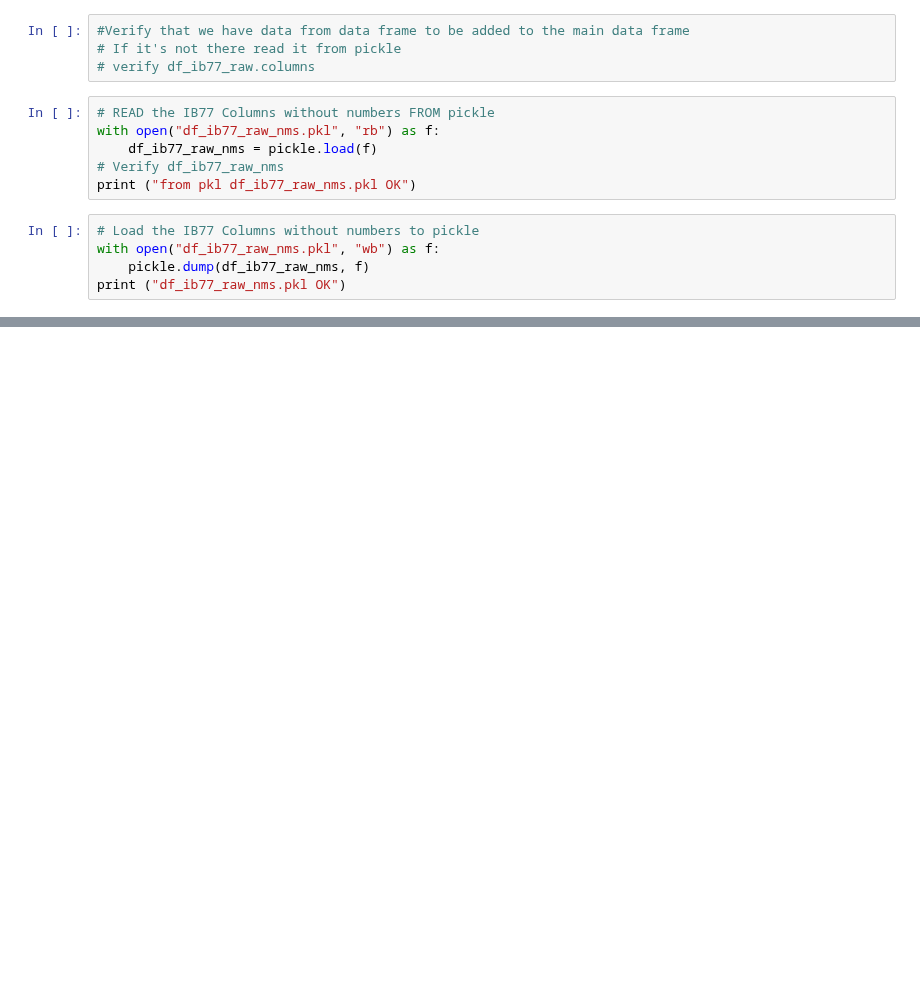
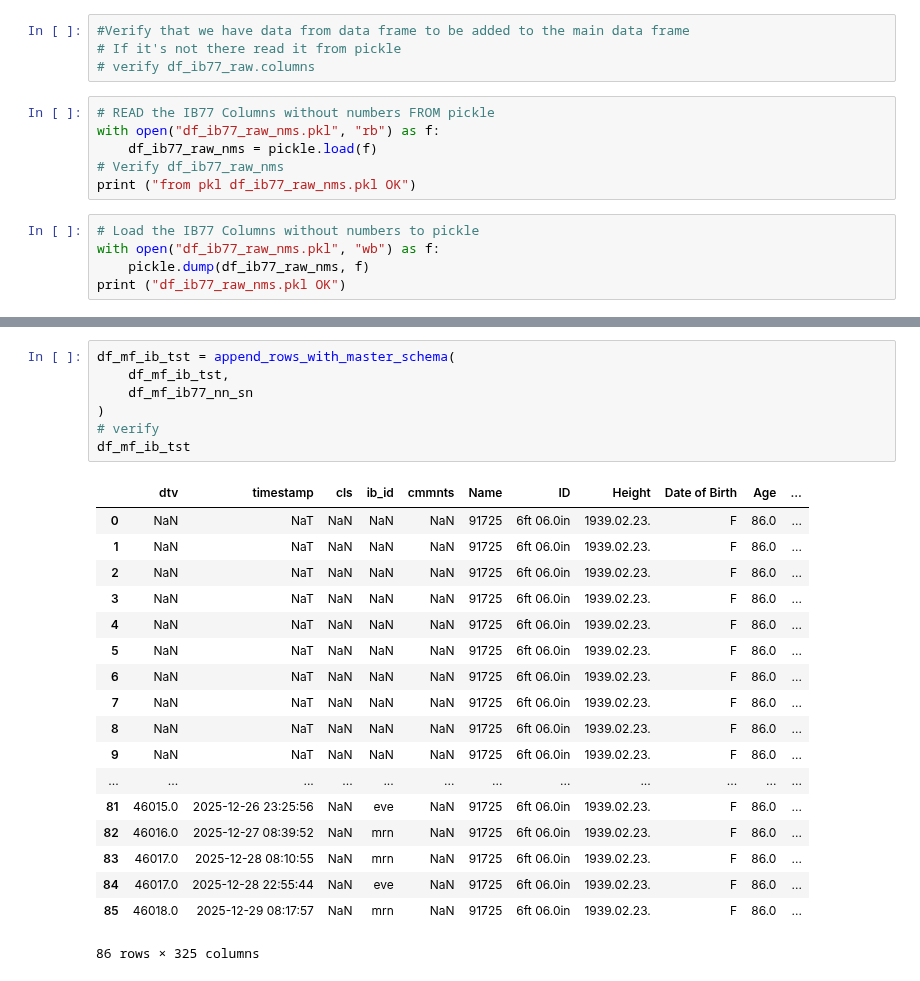
Before and after one commit to 1ratlabs/JL_2, a Jupyter notebook: col_wise_import.ipynb, the cells around one changed output, grey strips where cells are left out. Cells and saved outputs as stored; diff of their text form; blank space fills up the shorter version.

```diff
--- a/col_wise_import.ipynb
+++ b/col_wise_import.ipynb
@@ -946,0 +762,26 @@ media_lst = [
+# %%
+df_mf_ib_tst = append_rows_with_master_schema(
+    df_mf_ib_tst,
+    df_mf_ib77_nn_sn
+)
+# verify
+df_mf_ib_tst
+# %% [output]
+|  | dtv | timestamp | cls | ib_id | cmmnts | Name | ID | Height | Date of Birth | Age | ... |
+| 0 | NaN | NaT | NaN | NaN | NaN | 91725 | 6ft 06.0in | 1939.02.23. | F | 86.0 | ... |
+| 1 | NaN | NaT | NaN | NaN | NaN | 91725 | 6ft 06.0in | 1939.02.23. | F | 86.0 | ... |
+| 2 | NaN | NaT | NaN | NaN | NaN | 91725 | 6ft 06.0in | 1939.02.23. | F | 86.0 | ... |
+| 3 | NaN | NaT | NaN | NaN | NaN | 91725 | 6ft 06.0in | 1939.02.23. | F | 86.0 | ... |
+| 4 | NaN | NaT | NaN | NaN | NaN | 91725 | 6ft 06.0in | 1939.02.23. | F | 86.0 | ... |
+| 5 | NaN | NaT | NaN | NaN | NaN | 91725 | 6ft 06.0in | 1939.02.23. | F | 86.0 | ... |
+| 6 | NaN | NaT | NaN | NaN | NaN | 91725 | 6ft 06.0in | 1939.02.23. | F | 86.0 | ... |
+| 7 | NaN | NaT | NaN | NaN | NaN | 91725 | 6ft 06.0in | 1939.02.23. | F | 86.0 | ... |
+| 8 | NaN | NaT | NaN | NaN | NaN | 91725 | 6ft 06.0in | 1939.02.23. | F | 86.0 | ... |
+| 9 | NaN | NaT | NaN | NaN | NaN | 91725 | 6ft 06.0in | 1939.02.23. | F | 86.0 | ... |
+| ... | ... | ... | ... | ... | ... | ... | ... | ... | ... | ... | ... |
+| 81 | 46015.0 | 2025-12-26 23:25:56 | NaN | eve | NaN | 91725 | 6ft 06.0in | 1939.02.23. | F | 86.0 | ... |
+| 82 | 46016.0 | 2025-12-27 08:39:52 | NaN | mrn | NaN | 91725 | 6ft 06.0in | 1939.02.23. | F | 86.0 | ... |
+| 83 | 46017.0 | 2025-12-28 08:10:55 | NaN | mrn | NaN | 91725 | 6ft 06.0in | 1939.02.23. | F | 86.0 | ... |
+| 84 | 46017.0 | 2025-12-28 22:55:44 | NaN | eve | NaN | 91725 | 6ft 06.0in | 1939.02.23. | F | 86.0 | ... |
+| 85 | 46018.0 | 2025-12-29 08:17:57 | NaN | mrn | NaN | 91725 | 6ft 06.0in | 1939.02.23. | F | 86.0 | ... |
+86 rows × 325 columns
```
Also changed, not shown: parts of 105 cells of this notebook.
